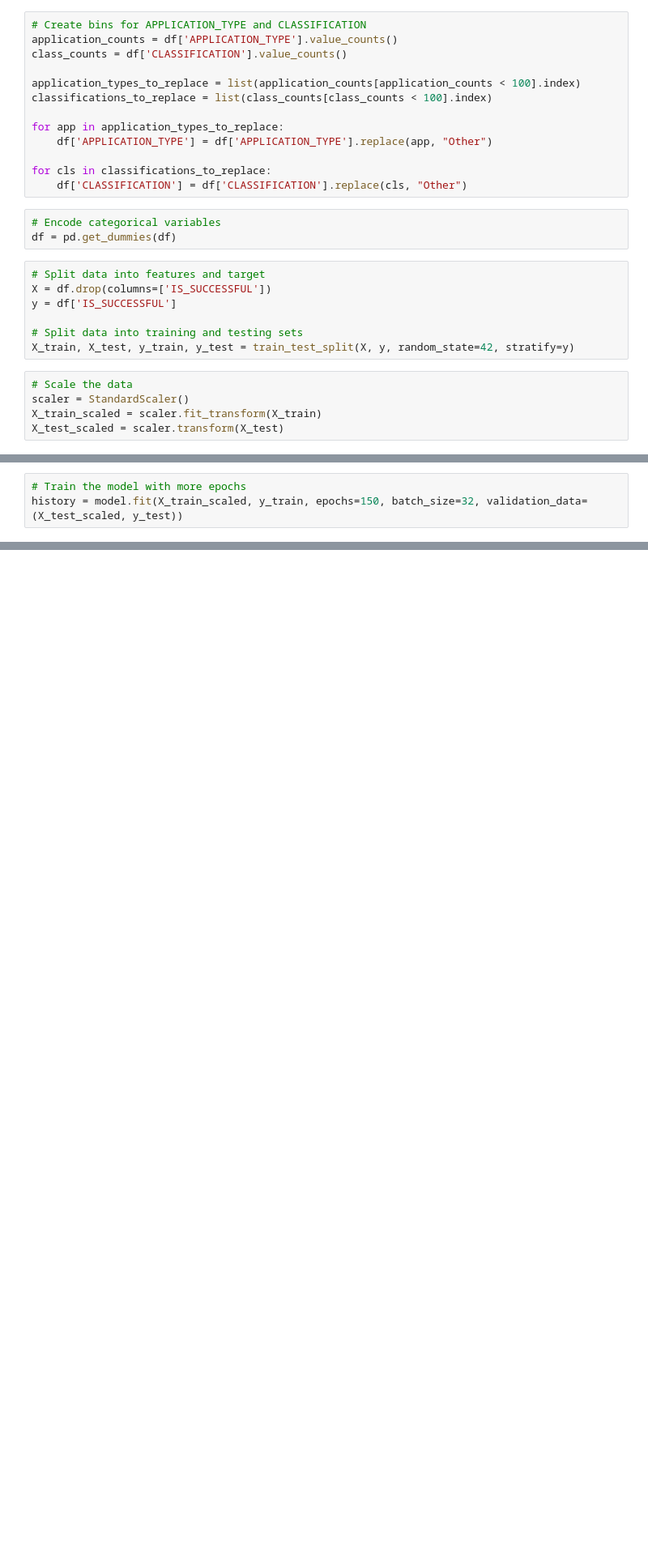
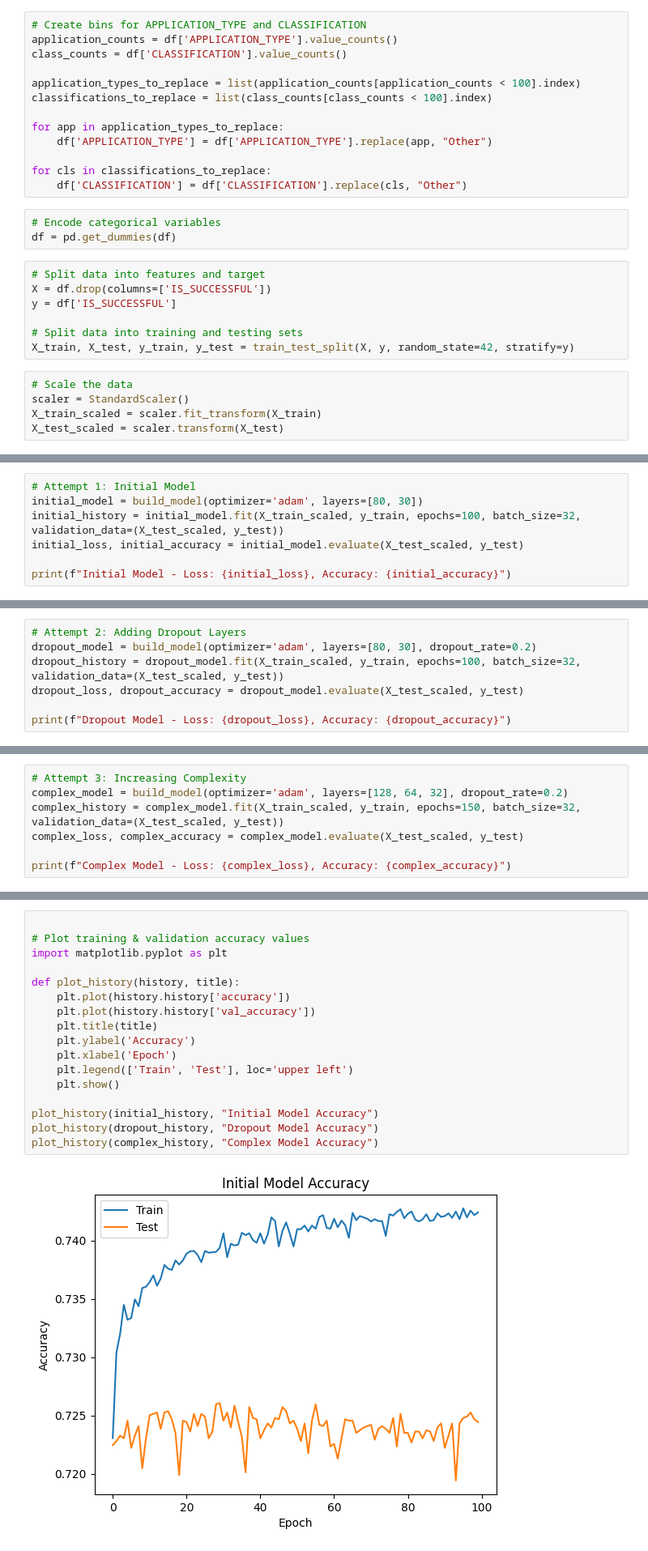
Before and after one commit to erinengle2024/deep-learning-challenge, a Jupyter notebook: AlphabetSoupCharity_Optomization.ipynb, the cells around one changed output, grey strips where cells are left out. Shown at 81% size. Cells and saved outputs as stored; diff of their text form; blank space fills up the shorter version.

Commit message:
new h5 file and optomization attemps

```diff
--- a/AlphabetSoupCharity_Optomization.ipynb
+++ b/AlphabetSoupCharity_Optomization.ipynb
@@ -66,3 +69,0 @@ model.compile(optimizer=tf.keras.optimizers.Adam(learning_rate=0.001), loss='bin
-# %%
-# Train the model with more epochs
-history = model.fit(X_train_scaled, y_train, epochs=150, batch_size=32, validation_data=(X_test_scaled, y_test))
@@ -93,0 +70,7 @@ Loss: 0.5539974570274353, Accuracy: 0.7246647477149963
+# %%
+# Attempt 1: Initial Model
+initial_model = build_model(optimizer='adam', layers=[80, 30])
+initial_history = initial_model.fit(X_train_scaled, y_train, epochs=100, batch_size=32, validation_data=(X_test_scaled, y_test))
+initial_loss, initial_accuracy = initial_model.evaluate(X_test_scaled, y_test)
+
+print(f"Initial Model - Loss: {initial_loss}, Accuracy: {initial_accuracy}")
@@ -93,0 +95,7 @@ Loss: 0.5539974570274353, Accuracy: 0.7246647477149963
+# %%
+# Attempt 2: Adding Dropout Layers
+dropout_model = build_model(optimizer='adam', layers=[80, 30], dropout_rate=0.2)
+dropout_history = dropout_model.fit(X_train_scaled, y_train, epochs=100, batch_size=32, validation_data=(X_test_scaled, y_test))
+dropout_loss, dropout_accuracy = dropout_model.evaluate(X_test_scaled, y_test)
+
+print(f"Dropout Model - Loss: {dropout_loss}, Accuracy: {dropout_accuracy}")
@@ -93,0 +120,7 @@ Loss: 0.5539974570274353, Accuracy: 0.7246647477149963
+# %%
+# Attempt 3: Increasing Complexity
+complex_model = build_model(optimizer='adam', layers=[128, 64, 32], dropout_rate=0.2)
+complex_history = complex_model.fit(X_train_scaled, y_train, epochs=150, batch_size=32, validation_data=(X_test_scaled, y_test))
+complex_loss, complex_accuracy = complex_model.evaluate(X_test_scaled, y_test)
+
+print(f"Complex Model - Loss: {complex_loss}, Accuracy: {complex_accuracy}")
@@ -96,0 +148,19 @@ model.save("AlphabetSoupCharity_Optimization_Attempt3.h5")
+# %%
+
+# Plot training & validation accuracy values
+import matplotlib.pyplot as plt
+
+def plot_history(history, title):
+    plt.plot(history.history['accuracy'])
+    plt.plot(history.history['val_accuracy'])
+    plt.title(title)
+    plt.ylabel('Accuracy')
+    plt.xlabel('Epoch')
+    plt.legend(['Train', 'Test'], loc='upper left')
+    plt.show()
+
+plot_history(initial_history, "Initial Model Accuracy")
+plot_history(dropout_history, "Dropout Model Accuracy")
+plot_history(complex_history, "Complex Model Accuracy")
+# %% [output]
+[figure, added]
```
Also changed, not shown: parts of 9 cells of this notebook, 4 other files.
